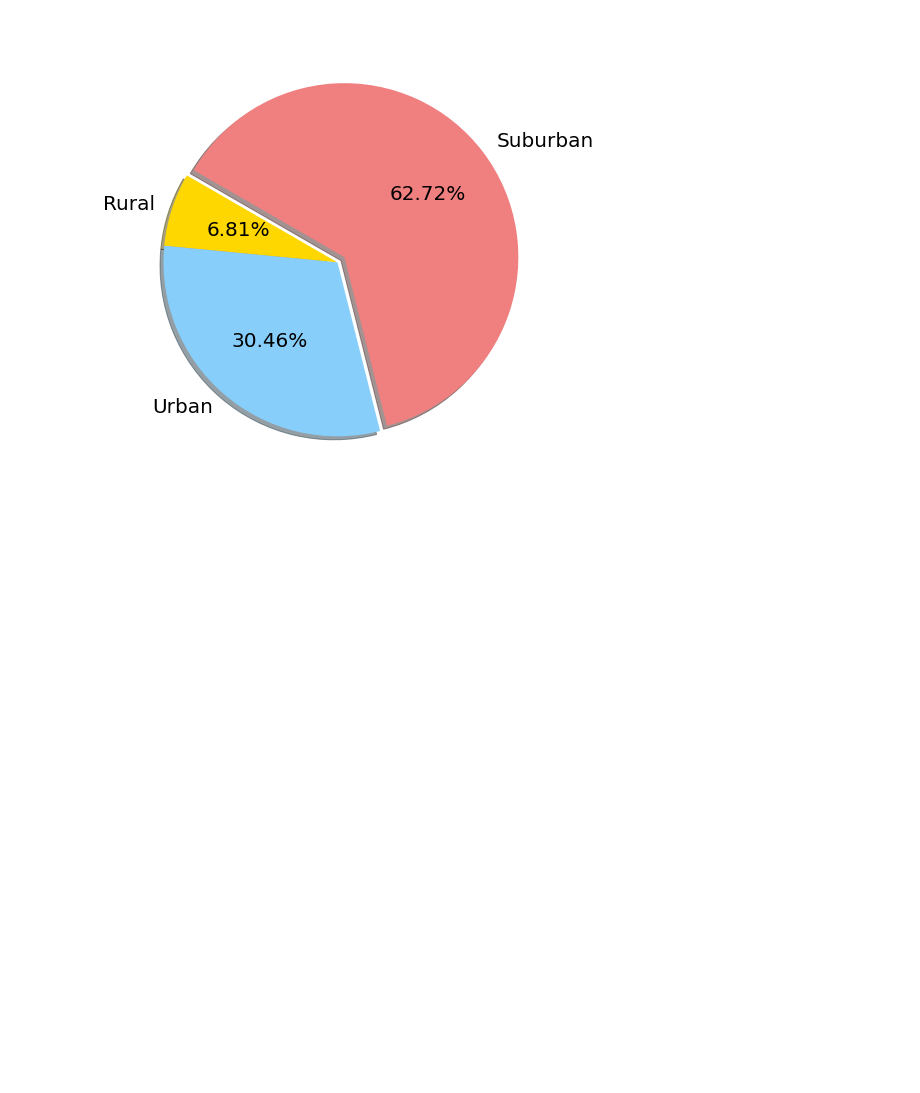
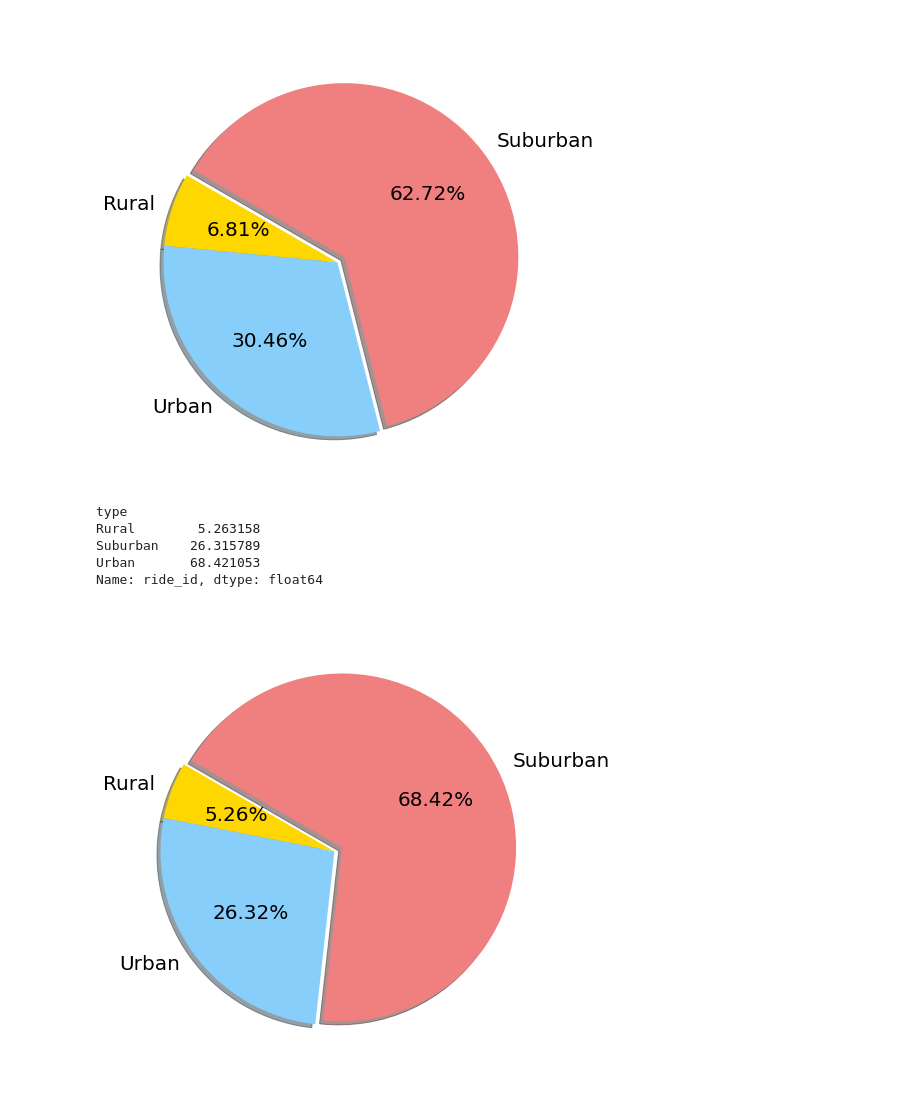
Before and after one commit to aaron-miller1/PyBer_Analysis, a Jupyter notebook: PyBer.ipynb, the cells around one changed output. Drawn from its saved outputs; the diff is of its cells as text; code cells hidden in the pictures; blank space fills up the shorter version.

```diff
--- a/PyBer.ipynb
+++ b/PyBer.ipynb
@@ -507,3 +511,29 @@ plt.savefig("analysis/Fig5.png")
 plt.show()
 # %% [output]
 [figure]
+# %%
+# calc % of rides for each city type
+
+ride_percents = 100 * pyber_data_df.groupby(['type']).count()['ride_id'] / pyber_data_df['ride_id'].count()
+
+ride_percents
+# %% [output]
+type
+Rural        5.263158
+Suburban    26.315789
+Urban       68.421053
+Name: ride_id, dtype: float64
+# %%
+# build the percentage fares by city type pie chart
+plt.subplots(figsize=(10,8))
+plt.pie(ride_percents, labels=['Rural','Urban','Suburban'], colors=['gold','lightskyblue','lightcoral'],explode = [0,0,0.05],shadow=True,autopct='%.2f%%', startangle=150)
+
+plt.title("% of Total Rides by City Type",color='white',fontsize=20)
+
+mpl.rcParams['font.size'] = 20
+
+plt.savefig('analysis/Fig6.png')
+
+plt.show()
+# %% [output]
+[figure, added]
```
Also changed, not shown: parts of 3 cells of this notebook, 4 other files.
